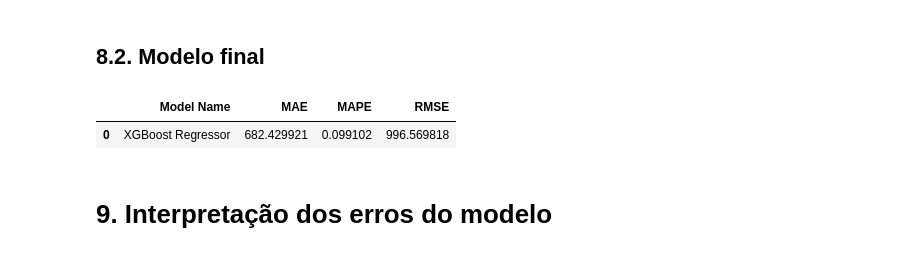
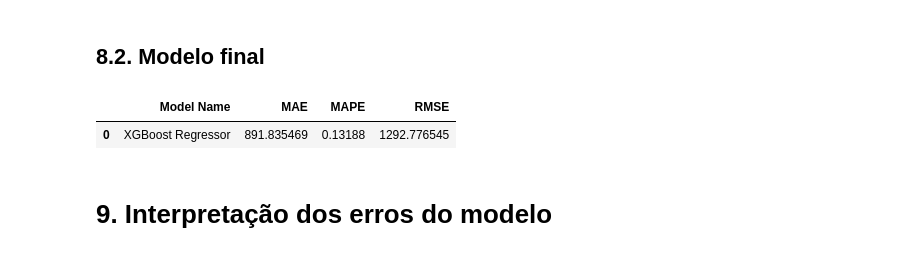
Before and after one commit to pedropscf/1-Rossman-Sales-Prediction, a Jupyter notebook: m05_vid01_store_sales_prediction_PTBR.ipynb, the cells around one changed output. Drawn from its saved outputs; the diff is of its cells as text; code cells hidden in the pictures.

```diff
--- a/m05_vid01_store_sales_prediction_PTBR.ipynb
+++ b/m05_vid01_store_sales_prediction_PTBR.ipynb
@@ -1181,34 +1209,34 @@ MAX_EVAL = 5
 # %% [markdown]
 ## 8.2. Modelo final
 # %%
-param_tuned = {'n_estimators':350,
+param_tuned = {'n_estimators':400,
          'eta':0.03,
          'max_depth':9,
-         'subsample':0.5,
-         'colsample_bytee':0.3,
+         'subsample':0.1,
+         'colsample_bytree':0.9,
          'min_child_weight':3
         }
 # %%
 model_xgb_tuned = xgb.XGBRegressor(objective='reg:squarederror',
                              n_estimators=param_tuned['n_estimators'],
                              eta=param_tuned['eta'],
                              max_depth=param_tuned['max_depth'],
                              subsample=param_tuned['subsample'],
-                             colsample_bytee=param_tuned['colsample_bytee'],
+                             colsample_bytree=param_tuned['colsample_bytree'],
                              min_child_weight=param_tuned['min_child_weight'],
                              n_jobs=-1, random_state=42).fit(X_train, y_train)
 
 
 
 # prediction
 yhat_xgb_tuned = model_xgb_tuned.predict(X_test)
 
 # performance
 xgb_error_tuned = ml_error('XGBoost Regressor', np.expm1(y_test), np.expm1(yhat_xgb_tuned) )
 xgb_error_tuned
 # %% [output]
 |  | Model Name | MAE | MAPE | RMSE |
-| 0 | XGBoost Regressor | 682.429921 | 0.099102 | 996.569818 |
+| 0 | XGBoost Regressor | 891.835469 | 0.13188 | 1292.776545 |
 # %% [markdown]
 # 9. Interpretação dos erros do modelo
 # %%
```
Also changed, not shown: parts of 38 cells of this notebook, 30 other files.
